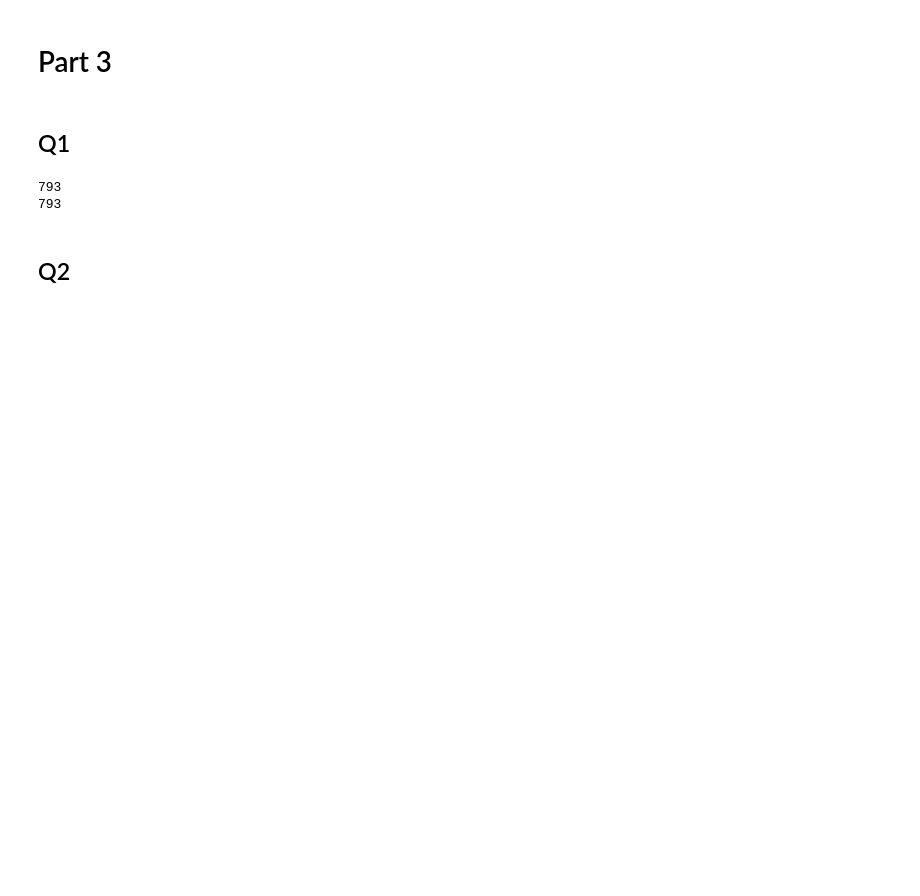
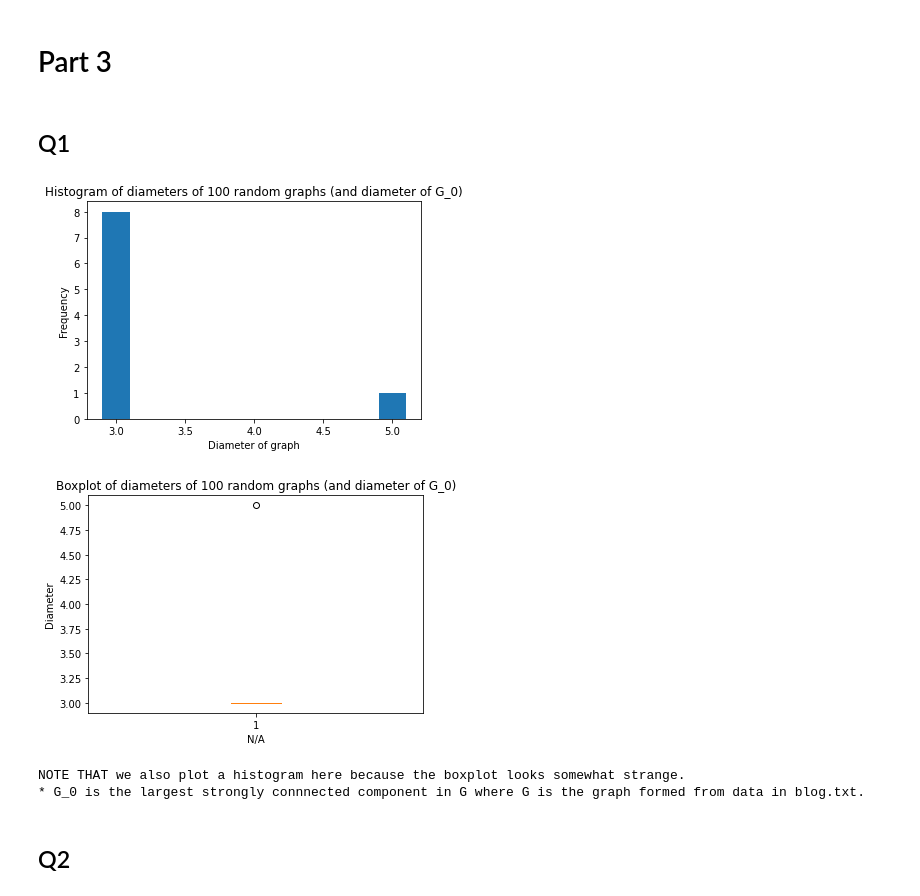
Before and after one commit to nmrnm/networksciassign2, a Jupyter notebook: Assignment2/Assignment2-MOHABBAT.ipynb, the cells around one changed output. Drawn from its saved outputs; the diff is of its cells as text; code cells hidden in the pictures; blank space fills up the shorter version.

```diff
--- a/Assignment2/Assignment2-MOHABBAT.ipynb
+++ b/Assignment2/Assignment2-MOHABBAT.ipynb
@@ -329,18 +330,45 @@ The test is significant at the following significant level:  3.8031936416751434e
 # %%
 # Plot the diameters of the LCC and the 100 G(n,p) networks
 max_comp = set()
 
 G_0 = nx.Graph()
 S = nx.strongly_connected_components(G)
 for comp in S:
     if len(comp) > len(max_comp):
         max_comp = comp
 
 for edge in G.edges():
     if edge[0] in max_comp and edge[1] in max_comp:
         G_0.add_edge(edge[0], edge[1])
+
+n = len(G_0.nodes())
+m = len(G_0.edges())
+p = m/(n*(n-1)/2)
+
+dG_r = [nx.diameter(G_0)]
+for i in range(100):
+    G_r = nx.fast_gnp_random_graph(n,p)
+    dG_r.append(nx.diameter(G_r))
+
+plt.xlabel("Diameter of graph")
+plt.ylabel("Frequency")
+plt.title("Histogram of diameters of 100 random graphs (and diameter of G_0)")
+l, c = np.unique(dG_r, return_counts=True)
+plt.bar(l,c, align="center", width=0.2)
+plt.show()
+
+plt.xlabel("N/A")
+plt.ylabel("Diameter")
+plt.title("Boxplot of diameters of 100 random graphs (and diameter of G_0)")
+plt.boxplot(dG_r)
+plt.show()
+
+print("NOTE THAT we also plot a histogram here because the boxplot looks somewhat strange.")
+print("* G_0 is the largest strongly connnected component in G where G is the graph formed from data in blog.txt.")
 # %% [output]
+[figure, added]
+[figure, added]
-793
-793
+NOTE THAT we also plot a histogram here because the boxplot looks somewhat strange.
+* G_0 is the largest strongly connnected component in G where G is the graph formed from data in blog.txt.
 # %% [markdown]
 ## Q2
```
Also changed, not shown: parts of 6 cells of this notebook, 1 other file.
